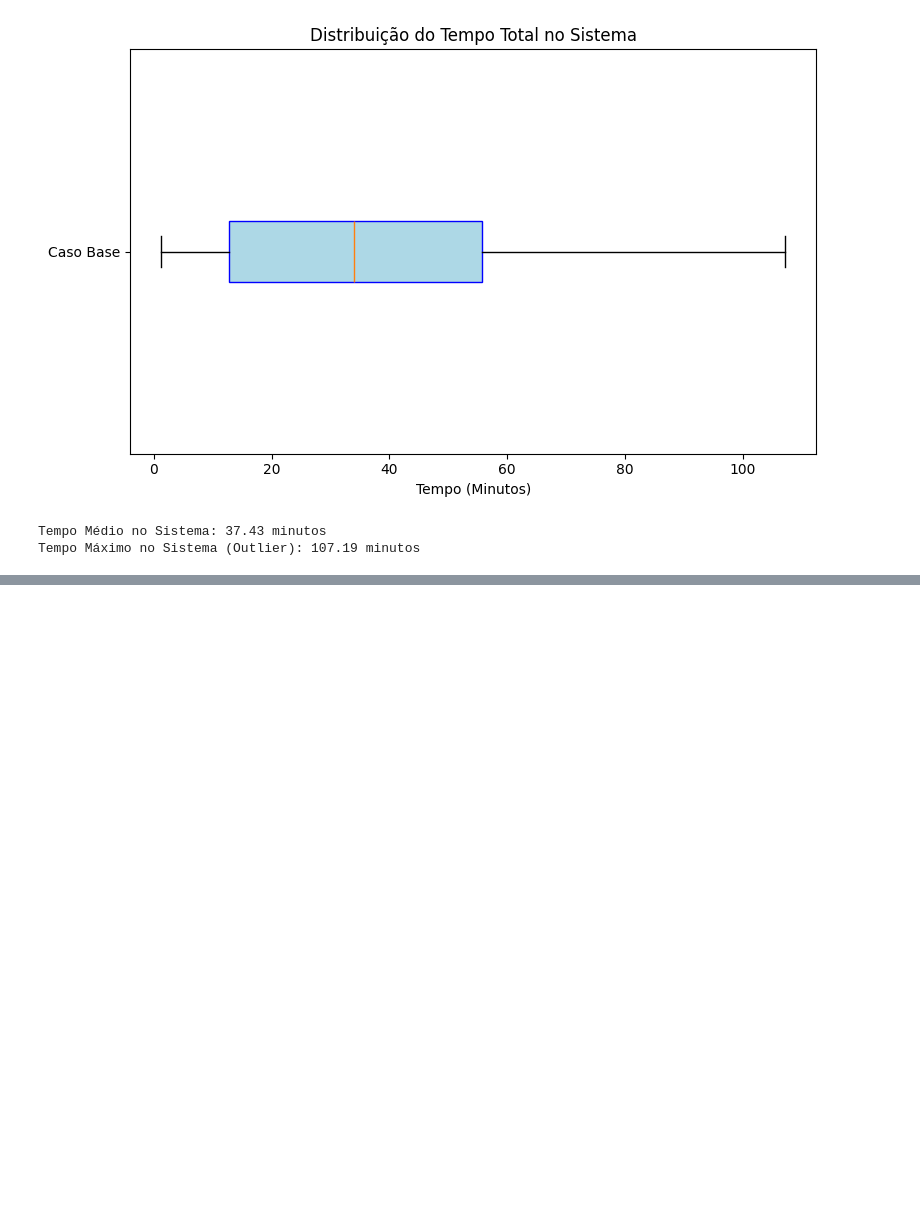
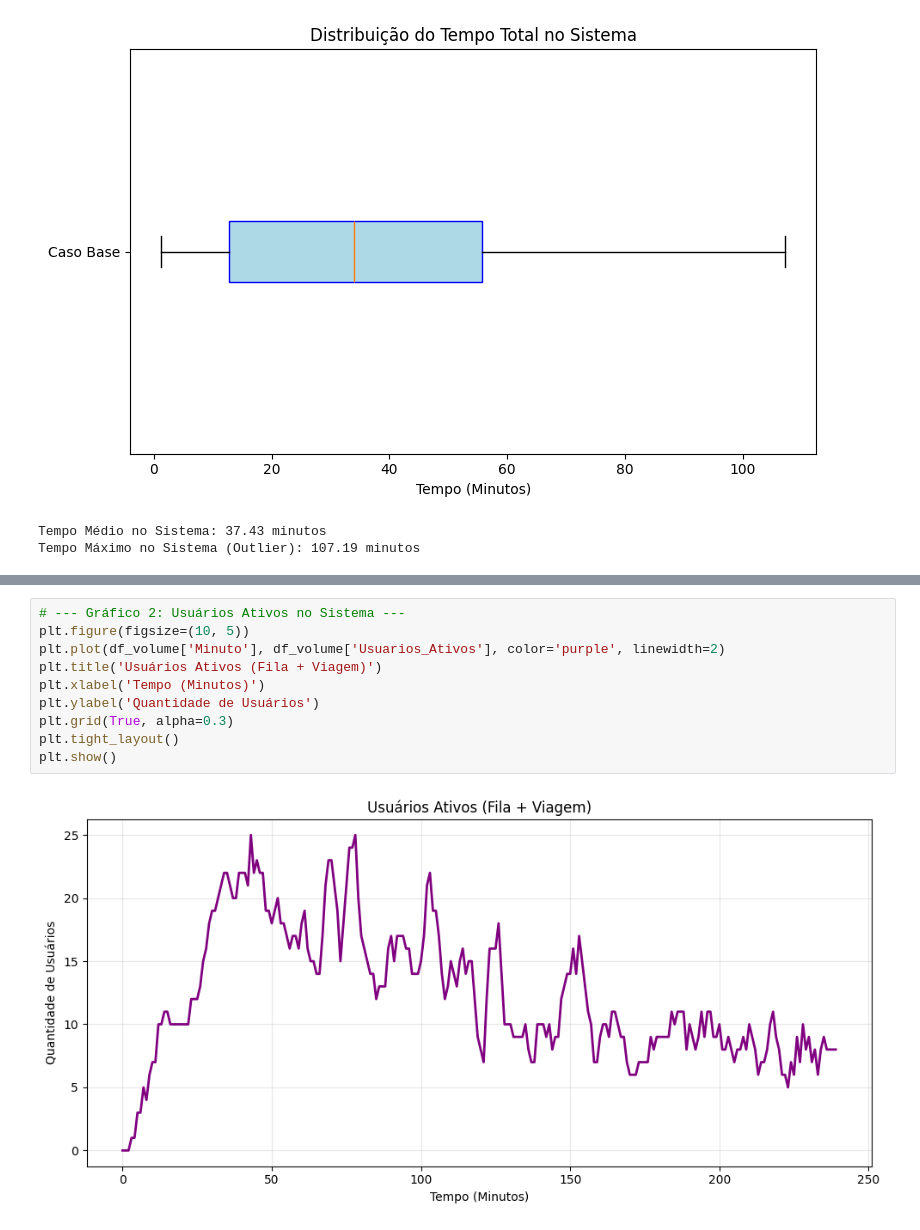
Before and after one commit to gustavfreitas/pi_comp_cientifica, a Jupyter notebook: EP2_Simulacao_Discreta/bicicletas_compartilhadas.ipynb, the cells around one changed output, grey strips where cells are left out. Saved outputs shown, nothing was run; the diff lists cells and outputs as text; blank space fills up the shorter version.

```diff
--- a/EP2_Simulacao_Discreta/bicicletas_compartilhadas.ipynb
+++ b/EP2_Simulacao_Discreta/bicicletas_compartilhadas.ipynb
@@ -141,0 +205,12 @@ Tempo Máximo no Sistema (Outlier): 107.19 minutos
+# %%
+# --- Gráfico 2: Usuários Ativos no Sistema ---
+plt.figure(figsize=(10, 5))
+plt.plot(df_volume['Minuto'], df_volume['Usuarios_Ativos'], color='purple', linewidth=2)
+plt.title('Usuários Ativos (Fila + Viagem)')
+plt.xlabel('Tempo (Minutos)')
+plt.ylabel('Quantidade de Usuários')
+plt.grid(True, alpha=0.3)
+plt.tight_layout()
+plt.show()
+# %% [output]
+[figure, added]
```
Also changed, not shown: parts of 13 cells of this notebook.
